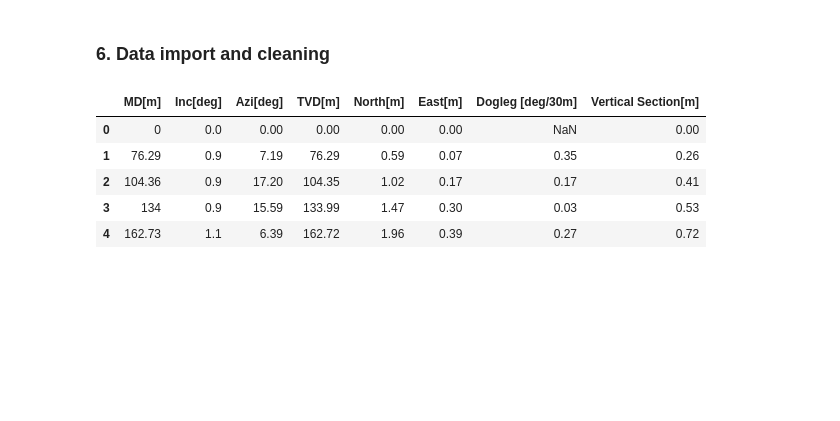
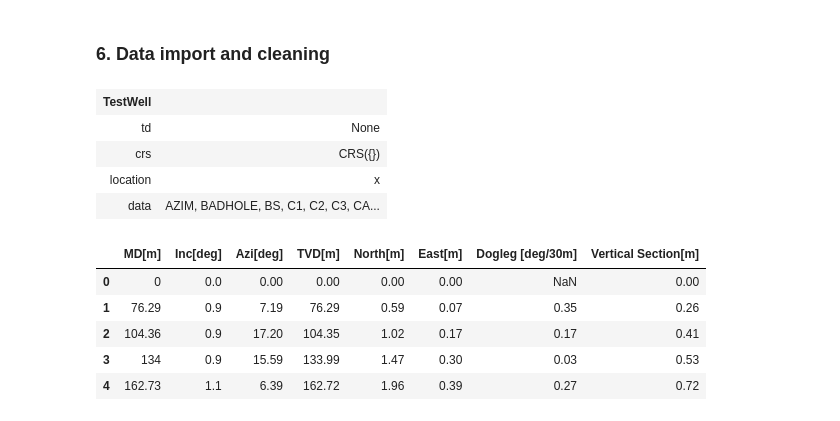
Before and after one commit to Zabamund/fracture-SFA, a Jupyter notebook: notebooks/SFA_Notebook.ipynb, the cells around one changed output. Drawn from its saved outputs; the diff is of its cells as text; code cells hidden in the pictures; blank space fills up the shorter version.

Commit message:
add log data for ML

```diff
--- a/notebooks/SFA_Notebook.ipynb
+++ b/notebooks/SFA_Notebook.ipynb
@@ -58,6 +87,16 @@ survey = pd.read_csv('../data/HEF_image_interp/for_HEF/Well_Surveys_Projected_to
 tops = pd.read_excel('../data/HEF_image_interp/for_HEF/Well_Formations.xlsx')
 # image data
 image_data = pd.read_csv('../data/HEF_image_interp/ASCII_n_LAS/well_1D_all.txt',skiprows=(1,2))
+# well logs
+log_data = Well.from_las('../data/wellOpsData/Subsurface/Petrophysics/well_las.las')
+# %%
+log_data
+# %% [output]
+| TestWell |  |
+| td | None |
+| crs | CRS({}) |
+| location | x |
+| data | AZIM, BADHOLE, BS, C1, C2, C3, CA... |
 # %%
 # clean up survey
 # drop NaN
```
Also changed, not shown: parts of 3 cells of this notebook.
